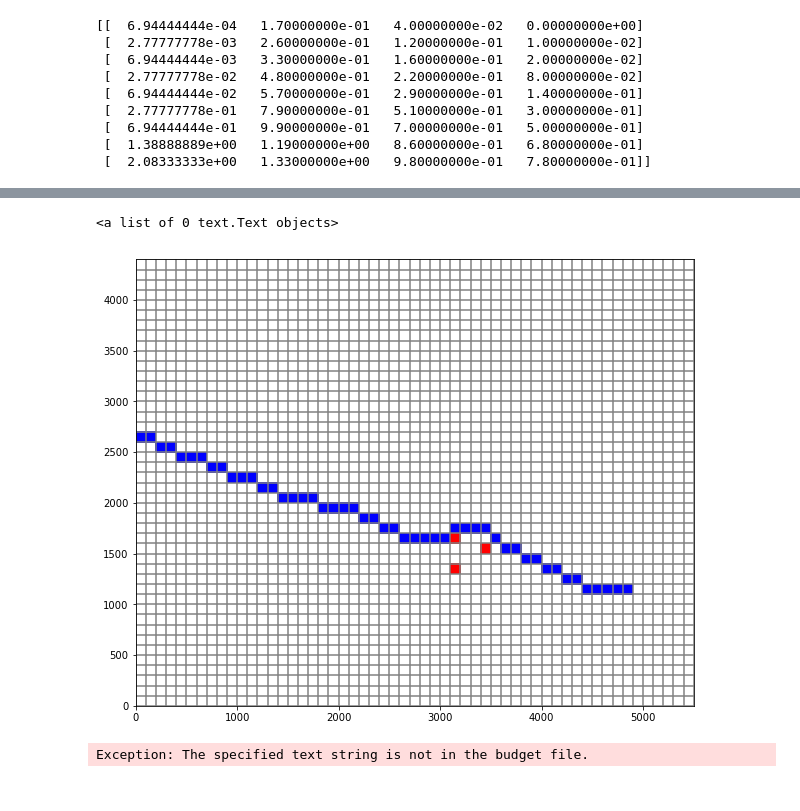
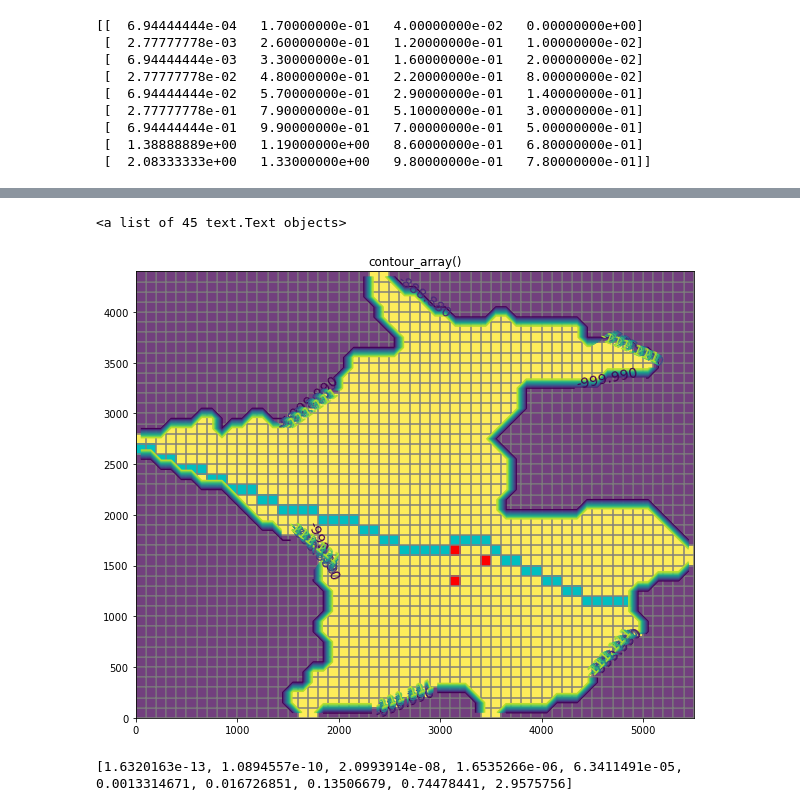
Before and after one commit to jordw22/modflow_epa, a Jupyter notebook: Notebooks/Problem 19 (Part a) - Application of a Groundwater Flow Model to a Water Supply Problem.ipynb, the cells around one changed output, grey strips where cells are left out. Cells and saved outputs as stored; diff of their text form; code cells hidden in the pictures.

Commit message:
contour maps

```diff
--- a/Notebooks/Problem 19 (Part a) - Application of a Groundwater Flow Model to a Water Supply Problem.ipynb
+++ b/Notebooks/Problem 19 (Part a) - Application of a Groundwater Flow Model to a Water Supply Problem.ipynb
@@ -372,16 +372,23 @@ plt.legend(bbox_to_anchor=(1.05, 1), loc=2, borderaxespad=0.) #puts the legend t
 # %%
+fname = os.path.join(modelname, 'p19_pa.cbc')
+head = headobj.get_data(totim=times[-1])
+levels = np.linspace(head.min(), head.max(), 10)
+
 fig = plt.figure(figsize=(10, 10))
 ax = fig.add_subplot(1, 1, 1, aspect='equal')
+ax.set_title('contour_array()')
 modelmap = flopy.plot.ModelMap(model=mf)
 quadmesh = modelmap.plot_ibound()
+quadmesh = modelmap.plot_array(head, masked_values=[999.], alpha=0.5)
+
+riv = modelmap.plot_bc('RIV', color='c', plotAll=True)
+quadmesh = modelmap.plot_bc('WEL', kper=1, plotAll=True)
 linecollection = modelmap.plot_grid()
-riv = modelmap.plot_bc('RIV', color='b', plotAll=True)
-quadmesh = modelmap.plot_bc('WEL', kper=1, plotAll=True)
-contour_set = modelmap.contour_array(head, levels=np.arange(0, 36, 1), colors='g')
+contour_set = modelmap.contour_array(head, masked_values=[999.], levels=levels)
 plt.clabel(contour_set, inline=1, fontsize=14)
 # %% [output]
-<a list of 0 text.Text objects>
+<a list of 45 text.Text objects>
-[figure, old version]
+[figure, new version]
 # %%
 fname = os.path.join(model_ws, 'p19.cbc')
 cbb = flopy.utils.CellBudgetFile(fname)
@@ -400,4 +407,4 @@ for riv in rflow:
 
 print(rlist)
 # %% [output]
-Exception: The specified text string is not in the budget file.
+[1.6320163e-13, 1.0894557e-10, 2.0993914e-08, 1.6535266e-06, 6.3411491e-05, 0.0013314671, 0.016726851, 0.13506679, 0.74478441, 2.9575756]
```
Also changed, not shown: parts of 8 cells of this notebook.
